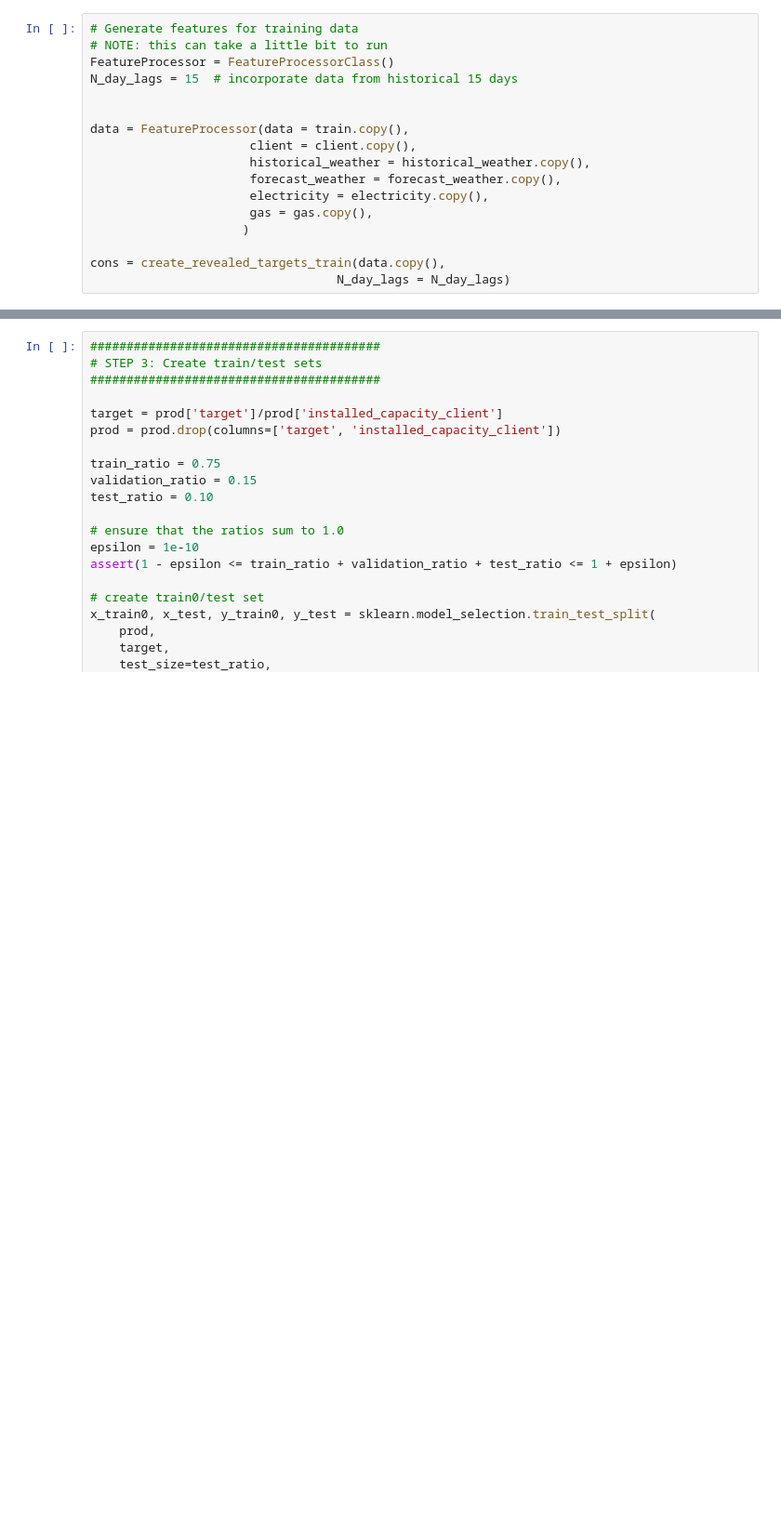
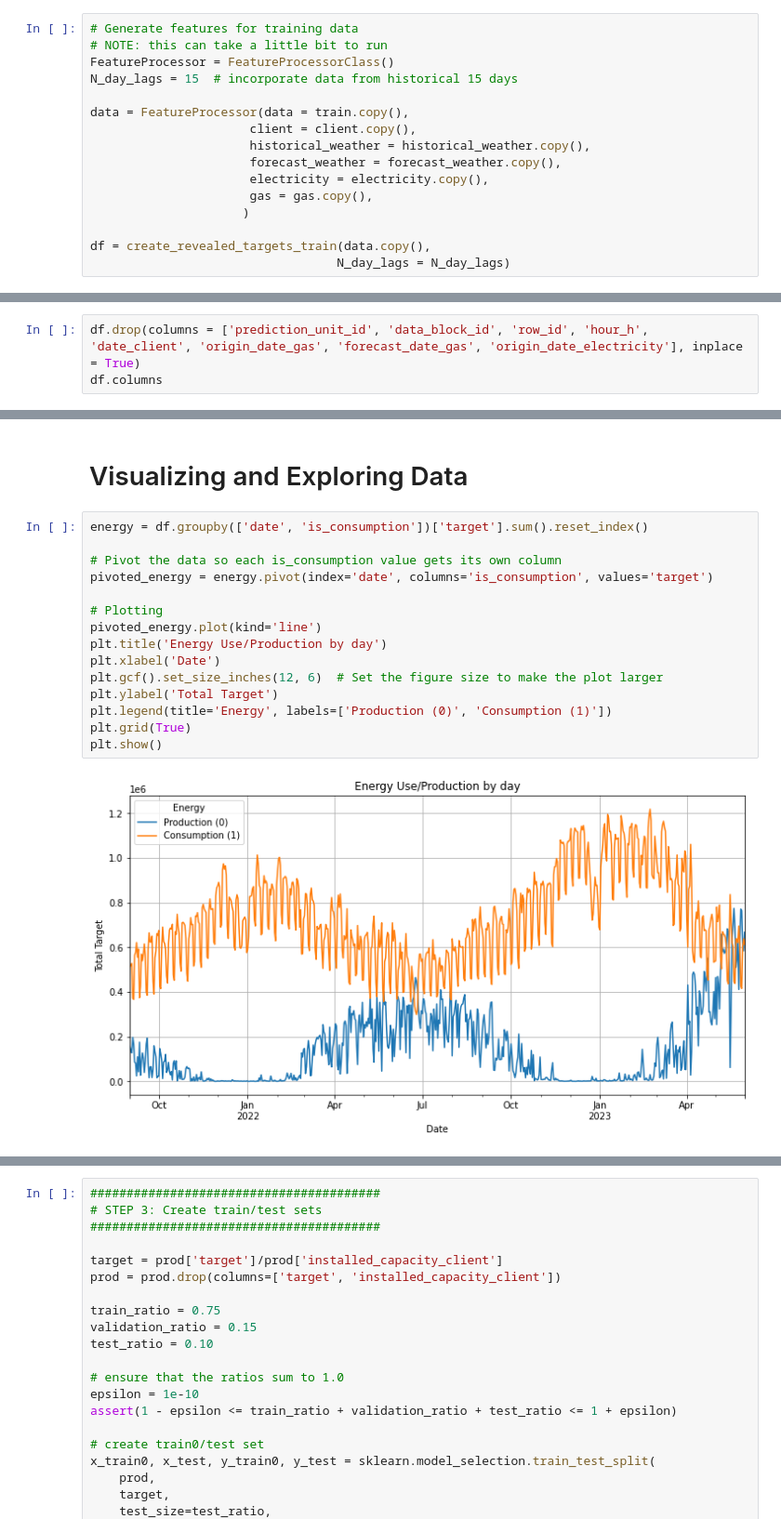
Before and after one commit to kjiang25/Sustainability-Datathon, a Jupyter notebook: data_and_starter_code/data_model.ipynb, the cells around one changed output, grey strips where cells are left out. Shown at 93% size. Cells and saved outputs as stored; diff of their text form; blank space fills up the shorter version.

```diff
--- a/data_and_starter_code/data_model.ipynb
+++ b/data_and_starter_code/data_model.ipynb
@@ -232,7 +233,6 @@ def create_revealed_targets_train(data, N_day_lags):
 # NOTE: this can take a little bit to run
 FeatureProcessor = FeatureProcessorClass()
 N_day_lags = 15  # incorporate data from historical 15 days
-
 
 data = FeatureProcessor(data = train.copy(),
                       client = client.copy(),
@@ -242,7 +242,7 @@ data = FeatureProcessor(data = train.copy(),
                       gas = gas.copy(),
                      )
 
-cons = create_revealed_targets_train(data.copy(),
+df = create_revealed_targets_train(data.copy(),
                                   N_day_lags = N_day_lags)
 # %%
 # Save features to CSV
@@ -273,0 +254,3 @@ Index(['county', 'is_business', 'product_type', 'target', 'is_consumption',
+# %%
+df.drop(columns = ['prediction_unit_id', 'data_block_id', 'row_id', 'hour_h', 'date_client', 'origin_date_gas', 'forecast_date_gas', 'origin_date_electricity'], inplace = True)
+df.columns
@@ -273,0 +275,19 @@ Index(['county', 'is_business', 'product_type', 'target', 'is_consumption',
+# %% [markdown]
+# Visualizing and Exploring Data
+# %%
+energy = df.groupby(['date', 'is_consumption'])['target'].sum().reset_index()
+
+# Pivot the data so each is_consumption value gets its own column
+pivoted_energy = energy.pivot(index='date', columns='is_consumption', values='target')
+
+# Plotting
+pivoted_energy.plot(kind='line')
+plt.title('Energy Use/Production by day')
+plt.xlabel('Date')
+plt.gcf().set_size_inches(12, 6)  # Set the figure size to make the plot larger
+plt.ylabel('Total Target')
+plt.legend(title='Energy', labels=['Production (0)', 'Consumption (1)'])
+plt.grid(True)
+plt.show()
+# %% [output]
+[figure, added]
```
Also changed, not shown: parts of 38 cells of this notebook.
